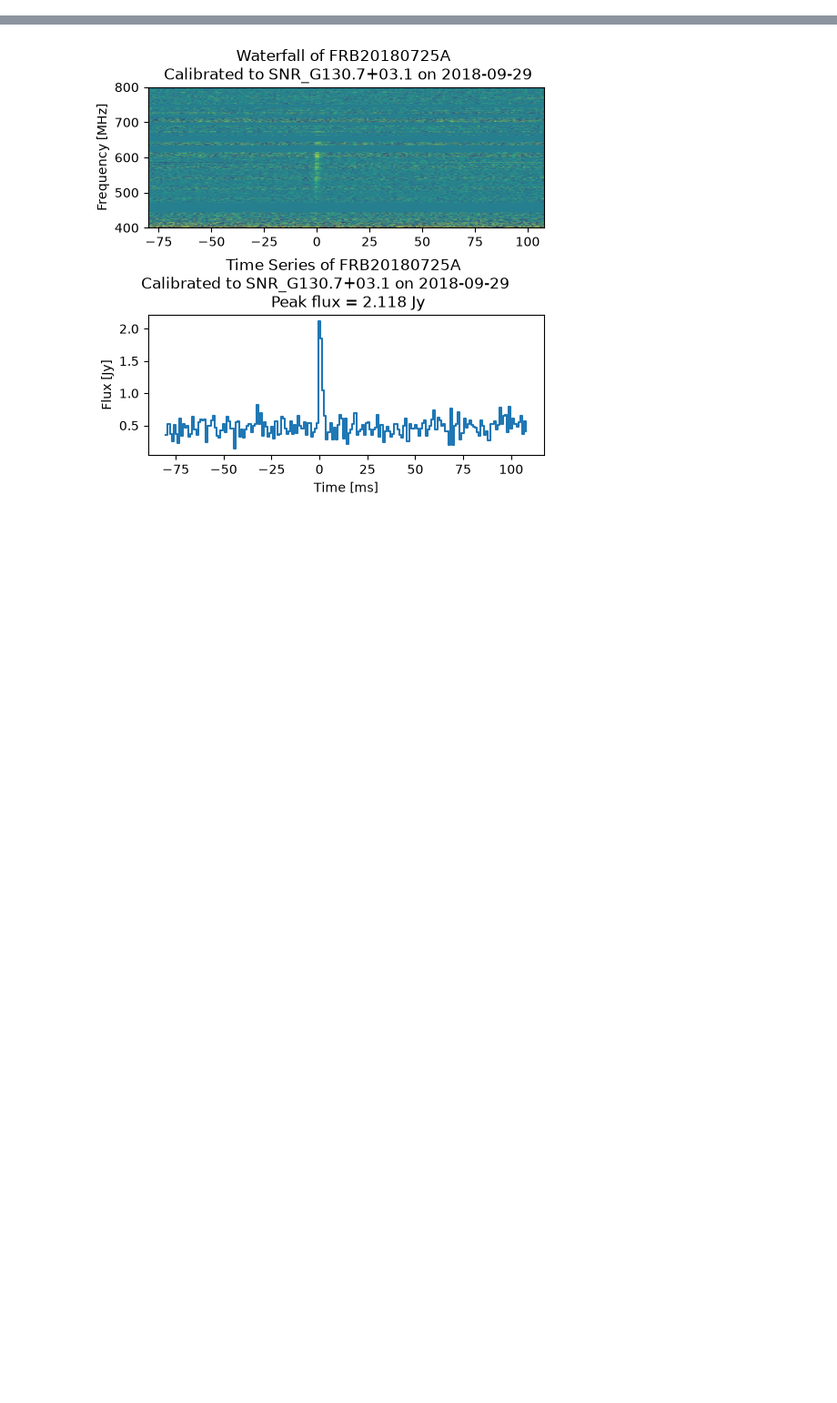
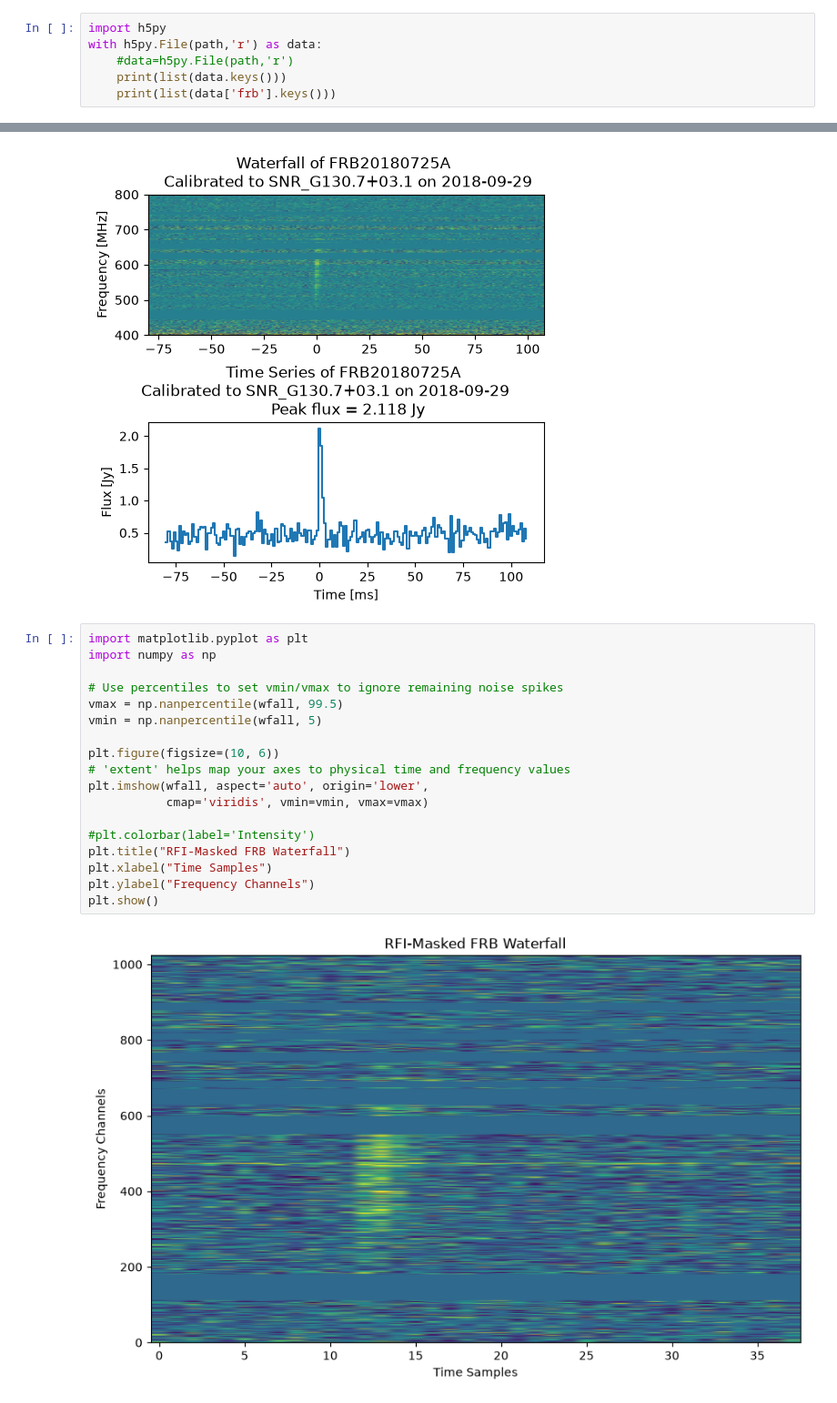
Before and after one commit to nischayaj/chime_pipeline, a Jupyter notebook: code1.ipynb, the cells around one changed output, grey strips where cells are left out. Shown at 91% size. Cells and saved outputs as stored; diff of their text form; blank space fills up the shorter version.

```diff
--- a/code1.ipynb
+++ b/code1.ipynb
@@ -9,3 +9,9 @@ import h5py
 import numpy as np
 import matplotlib.pyplot as plt
 import scipy
+# %%
+import h5py
+with h5py.File(path,'r') as data:
+    #data=h5py.File(path,'r')
+    print(list(data.keys()))
+    print(list(data['frb'].keys()))
@@ -515,3 +546,23 @@ ax_dict["C"].set_ylabel("Flux [Jy]")
 # %% [output]
 Text(0, 0.5, 'Flux [Jy]')
 [figure]
+# %%
+import matplotlib.pyplot as plt
+import numpy as np
+
+# Use percentiles to set vmin/vmax to ignore remaining noise spikes
+vmax = np.nanpercentile(wfall, 99.5)
+vmin = np.nanpercentile(wfall, 5)
+
+plt.figure(figsize=(10, 6))
+# 'extent' helps map your axes to physical time and frequency values
+plt.imshow(wfall, aspect='auto', origin='lower',
+           cmap='viridis', vmin=vmin, vmax=vmax)
+
+#plt.colorbar(label='Intensity')
+plt.title("RFI-Masked FRB Waterfall")
+plt.xlabel("Time Samples")
+plt.ylabel("Frequency Channels")
+plt.show()
+# %% [output]
+[figure, added]
```
Also changed, not shown: parts of 6 cells of this notebook, 3 other files.
